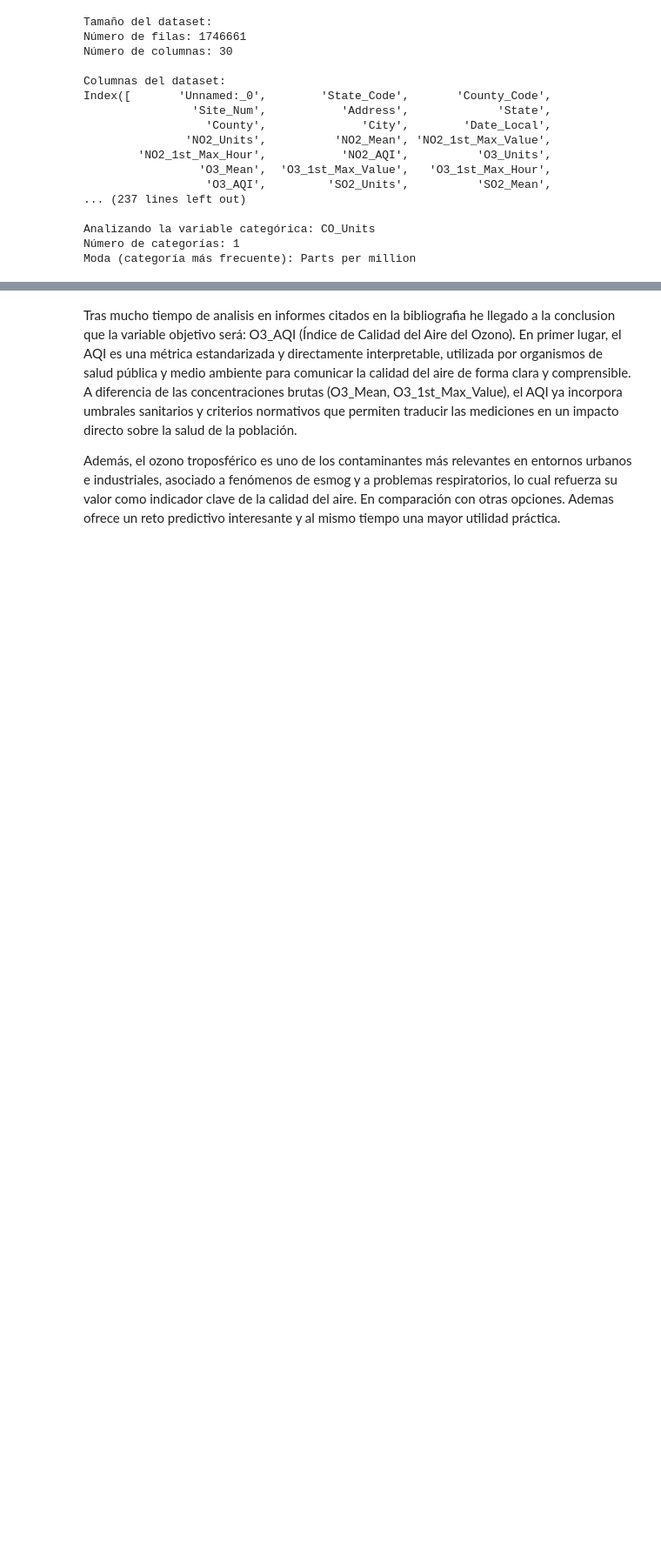
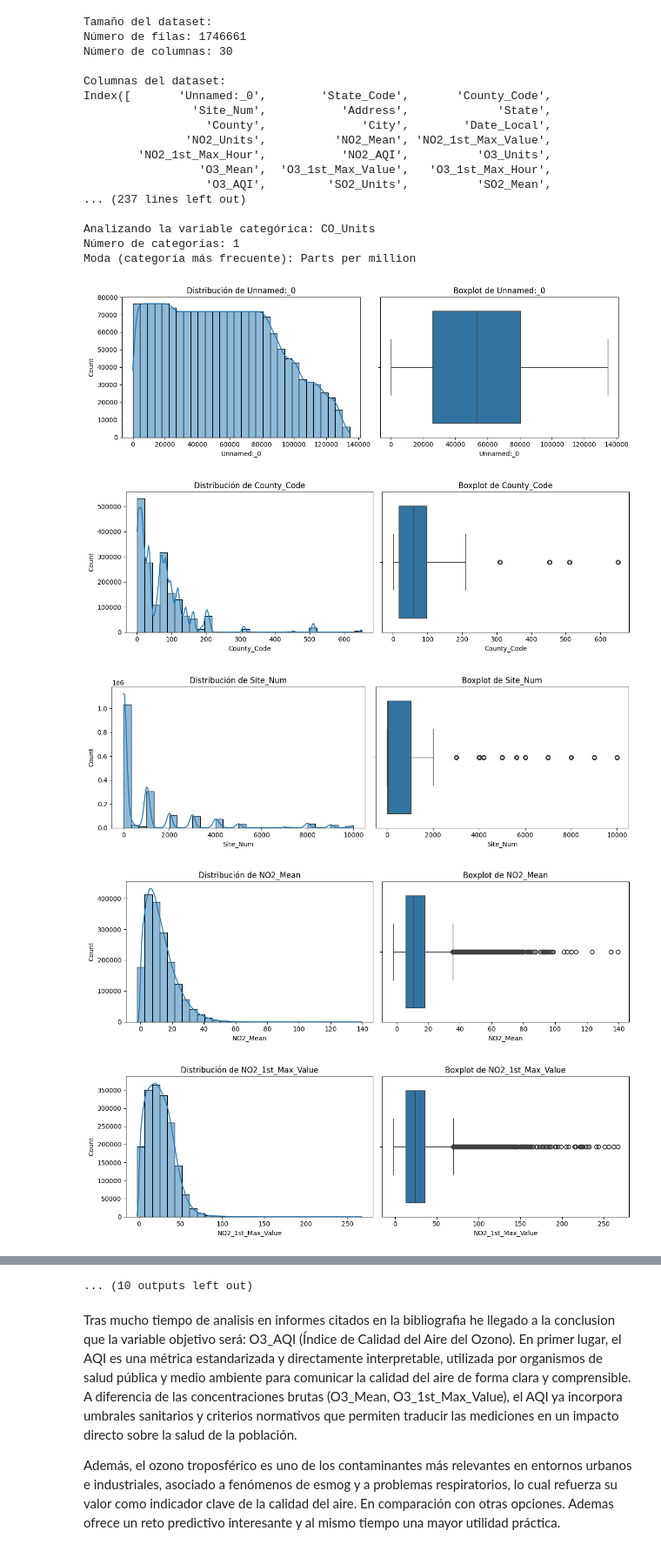
Before and after one commit to Israelamat/Study-and-prediction-of-U.S.-contamination, a Jupyter notebook: Proyecto_Final_IA_ML.ipynb, the cells around one changed output, grey strips where cells are left out. Shown at 87% size. Drawn from its saved outputs; the diff is of its cells as text; code cells hidden in the pictures; blank space fills up the shorter version.

```diff
--- a/Proyecto_Final_IA_ML.ipynb
+++ b/Proyecto_Final_IA_ML.ipynb
@@ -196,26 +196,32 @@ Analizando la variable categórica: CO_Units
 Número de categorías: 1
 Moda (categoría más frecuente): Parts per million
 # %%
-# Gráficos para las variables numéricas
-# for col in numeric_cols:
-#     # Creamos una figura con dos gráficos: histograma y boxplot
-#     fig, axes = plt.subplots(1, 2, figsize=(12, 4))
+#Gráficos para las variables numéricas
+for col in numeric_cols:
+    # Creamos una figura con dos gráficos: histograma y boxplot
+    fig, axes = plt.subplots(1, 2, figsize=(12, 4))
 
-#     # Histograma para ver la distribución
-#     sns.histplot(df[col].dropna(), bins=30, ax=axes[0], kde=True)
-#     axes[0].set_title(f"Distribución de {col}")
+    # Histograma para ver la distribución
+    sns.histplot(df[col].dropna(), bins=30, ax=axes[0], kde=True)
+    axes[0].set_title(f"Distribución de {col}")
 
-#     # Boxplot para detectar posibles outliers
-#     sns.boxplot(x=df[col], ax=axes[1])
-#     axes[1].set_title(f"Boxplot de {col}")
+    # Boxplot para detectar posibles outliers
+    sns.boxplot(x=df[col], ax=axes[1])
+    axes[1].set_title(f"Boxplot de {col}")
 
-#     plt.tight_layout()
-#     plt.show()
+    plt.tight_layout()
+    plt.show()
 
-# # Gráficos para las variables categóricas
-# for col in categorical_cols:
-#     # Creamos un gráfico de barras (countplot) para ver la frecuencia de cada categoría
-#     plt.figure(figsize=(10, 4))
-#     sns.countplot(y=df[col], order=df[col].value_counts().index)
-#     plt.title(f"Frecuencia de categorías en {col}")
-#     plt.show()
+# Gráficos para las variables categóricas
+for col in categorical_cols:
+    # Creamos un gráfico de barras (countplot) para ver la frecuencia de cada categoría
+    plt.figure(figsize=(10, 4))
+    sns.countplot(y=df[col], order=df[col].value_counts().index)
+    plt.title(f"Frecuencia de categorías en {col}")
+    plt.show()
+# %% [output]
+[figure, added]
+[figure, added]
+[figure, added]
+[figure, added]
+[figure, added]
@@ -222,3 +235,4 @@ Moda (categoría más frecuente): Parts per million
+... (10 outputs left out)
 # %% [markdown]
 Tras mucho tiempo de analisis en informes citados en la bibliografia he llegado a la conclusion que la variable objetivo será: O3_AQI (Índice de Calidad del Aire del Ozono). En primer lugar, el AQI es una métrica estandarizada y directamente interpretable, utilizada por organismos de salud pública y medio ambiente para comunicar la calidad del aire de forma clara y comprensible. A diferencia de las concentraciones brutas (O3_Mean, O3_1st_Max_Value), el AQI ya incorpora umbrales sanitarios y criterios normativos que permiten traducir las mediciones en un impacto directo sobre la salud de la población.
 
```
Also changed, not shown: parts of 9 cells of this notebook.
